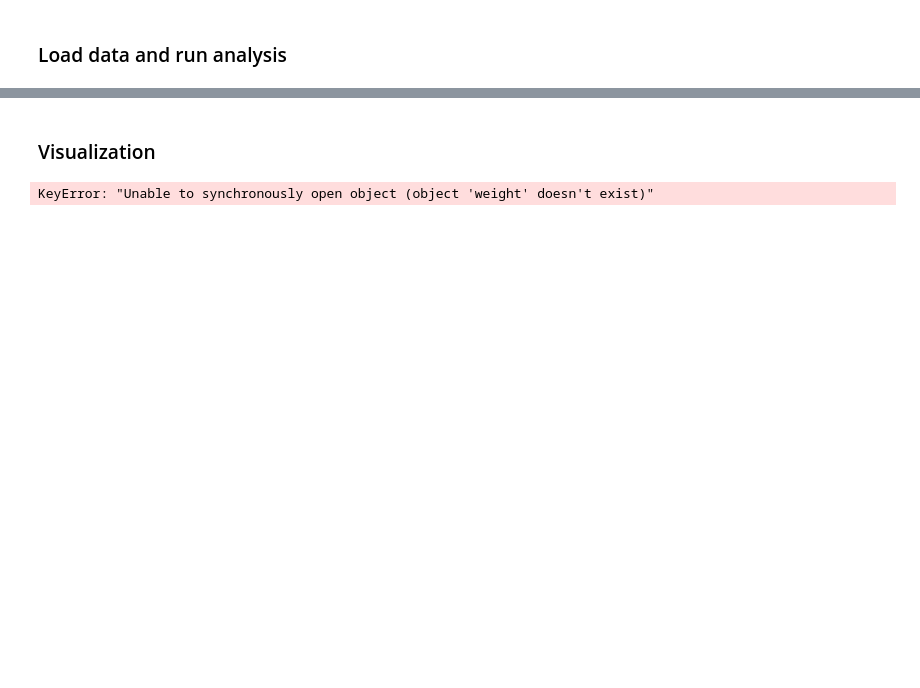
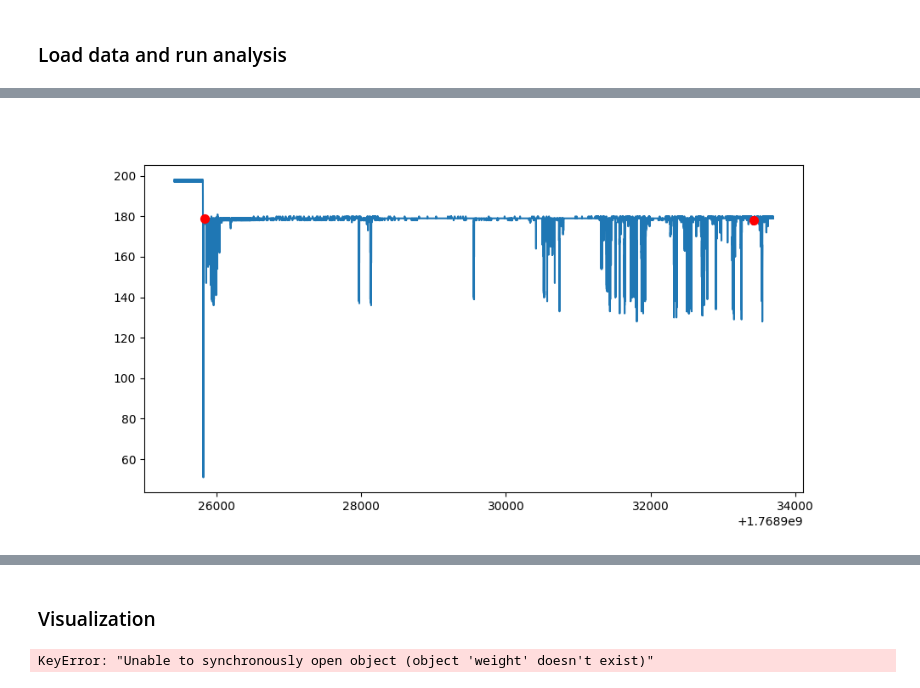
Before and after one commit to TimmeLab/CLiQR, a Jupyter notebook: DataAnalysis.ipynb, the cells around one changed output, grey strips where cells are left out. Drawn from its saved outputs; the diff is of its cells as text; code cells hidden in the pictures; blank space fills up the shorter version.

Commit message:
Added support for graphically checking start/stop times stored in raw data files, to facilitate creating a time fix Excel sheet.

```diff
--- a/DataAnalysis.ipynb
+++ b/DataAnalysis.ipynb
@@ -29,4 +30,7 @@ from data_analysis import filter_data
 # %%
 # TODO: File picker GUI for selecting the animal-sensor map file
 layout = pd.read_csv("layouts/default_layout.csv", header=None, index_col=0)
+# %%
+# Set the directory where data is stored (and where analysis files will be written)
+data_dir = "Lickometry Data/AEW6"
 # %%
@@ -44,3 +47,84 @@ pn.Column(
 )
 # %% [output]
 [interactive output not drawn]
+# %%
+# Time fixes
+#   An excel sheet can be used if there are errors in the start
+#   and stop times. The user will be able to override the start/stop times
+#   recorded and use the capacitance traces to identify start and stop
+#   times. This file will have four columns, each with headers: File
+#   Number, Sensor, New Start Time, New End Time. The code will produce
+#   plots for the user and data tips can be used identify new start and
+#   stop times. Example time fix file format:
+#
+#   Filename    Sensor    New Start Time      New End Time
+#   ...         20        1756825855          1756833056
+#   ...         2         1757083015          1757090258
+#
+#   This would be time fixes for two recordings.
+#
+# To plot a capacitive trace, change the change the filename listed and the sensor number,
+# then re-run this cell. This is useful for determining start/stop times for the file.
+# The matplotlib widget backend has been enabled so that you can move around the graph and zoom.
+#
+# In general, this step can be skipped until a problem is encountered. The automated analysis will
+# account for accidental start/stops and use the last start_time/stop_time pair in the file. However,
+# if no start or stop time is recorded, this can be used to fix that situation.
+file = os.path.join(data_dir, "raw_data_2026-01-20_11-10-18.h5")
+sensor = 3
+
+# Determine which board did the recording based on sensor number
+match sensor:
+    case (1 | 2 | 3 | 7 | 8 | 9):
+        board = 0
+    case (4 | 5 | 6 | 10 | 11 | 12):
+        board = 1
+    case (13 | 14 | 15 | 19 | 20 | 21):
+        board = 2
+    case (16 | 17 | 18 | 22 | 23 | 24):
+        board = 3
+
+with h5py.File(file, 'r') as h5f:
+    sensor_data = h5f[f'board_FT232H{board}'][f'sensor_{sensor}']
+    cap_data = sensor_data['cap_data'][()]
+    time_data = sensor_data['time_data'][()]
+
+    # Determine which start time keys we have
+    pattern = re.compile(r'^start_time(\d+)?$')
+    matches = {}
+    for k in sensor_data.keys():
+        m = pattern.match(k)
+        if m:
+            num = int(m.group(1)) if m.group(1) else -1
+            matches[num] = k
+    if matches:
+        num = -np.inf
+        for n in matches.keys():
+            if n > num: num = n
+        last_start = matches[num]
+        start_time = sensor_data[last_start][()]
+        # Try the stop_time corresponding to the start_time above
+        try:
+            stop_time = sensor_data['stop' + last_start[5:]][()]
+        except KeyError:
+            # Stop time wasn't recorded (likely clicked stop all button too soon)
+            stop_time = time_data[-1]
+    else: # no start time recorded
+        start_time = time_data[0] # start at beginning
+        stop_time = time_data[-1] # stop at end
+
+total_recording_time = stop_time - start_time
+print(f"Total recording length: {total_recording_time} seconds ({total_recording_time/60} minutes)")
+start_idx = np.argmin(
+    np.abs(time_data - start_time)
+)
+stop_idx = np.argmin(
+    np.abs(time_data - stop_time)
+)
+
+%matplotlib widget
+fig, ax = plt.subplots(figsize=(10,5))
+ax.plot(time_data, cap_data, zorder=0)
+ax.scatter(start_time, cap_data[start_idx], marker='o', c='r', s=50, zorder=1)
+ax.scatter(stop_time, cap_data[stop_idx], marker='o', c='r', s=50, zorder=2)
+# %% [output]
@@ -46,0 +133 @@ pn.Column(
+[figure, added]
```
Also changed, not shown: parts of 5 cells of this notebook, 1 other file.
